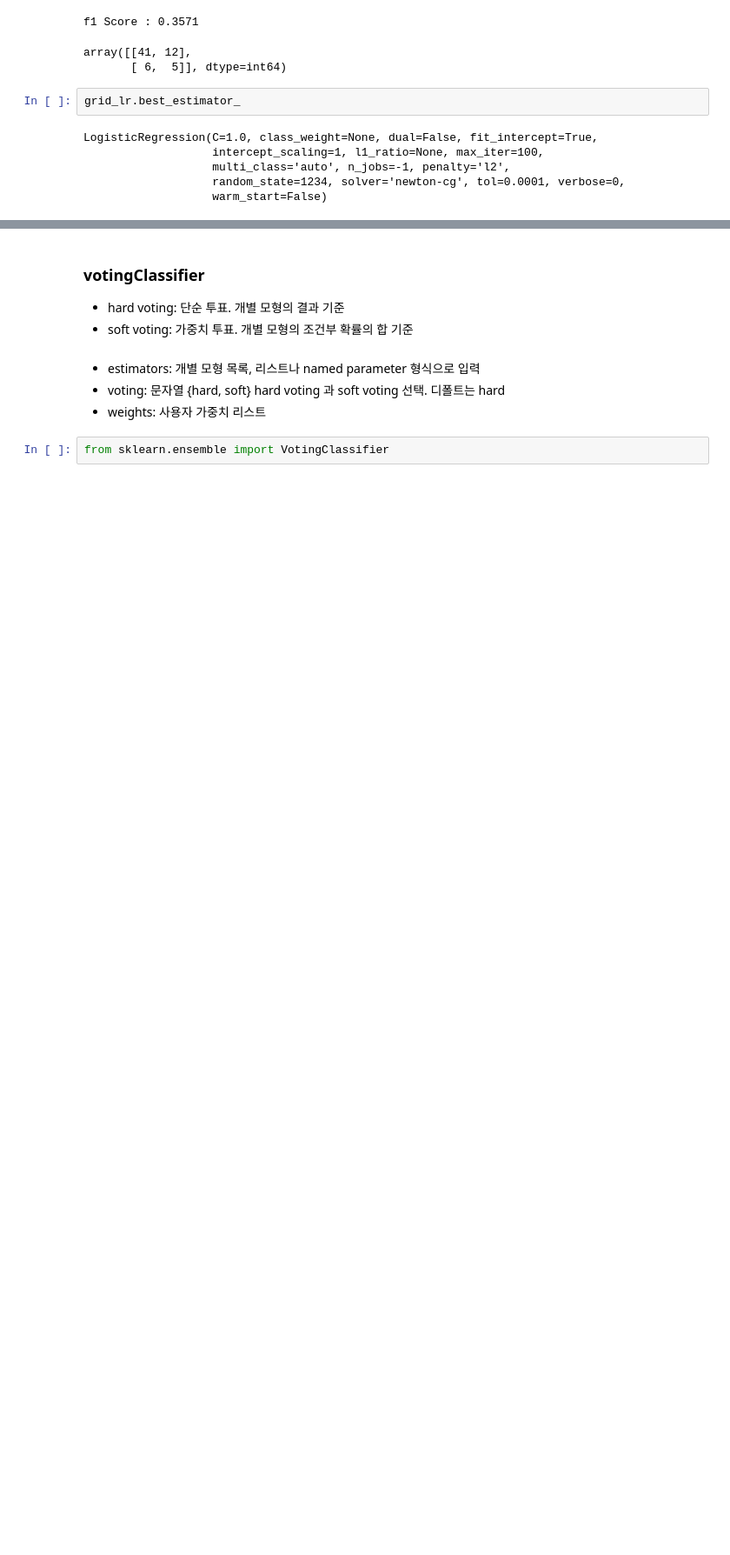
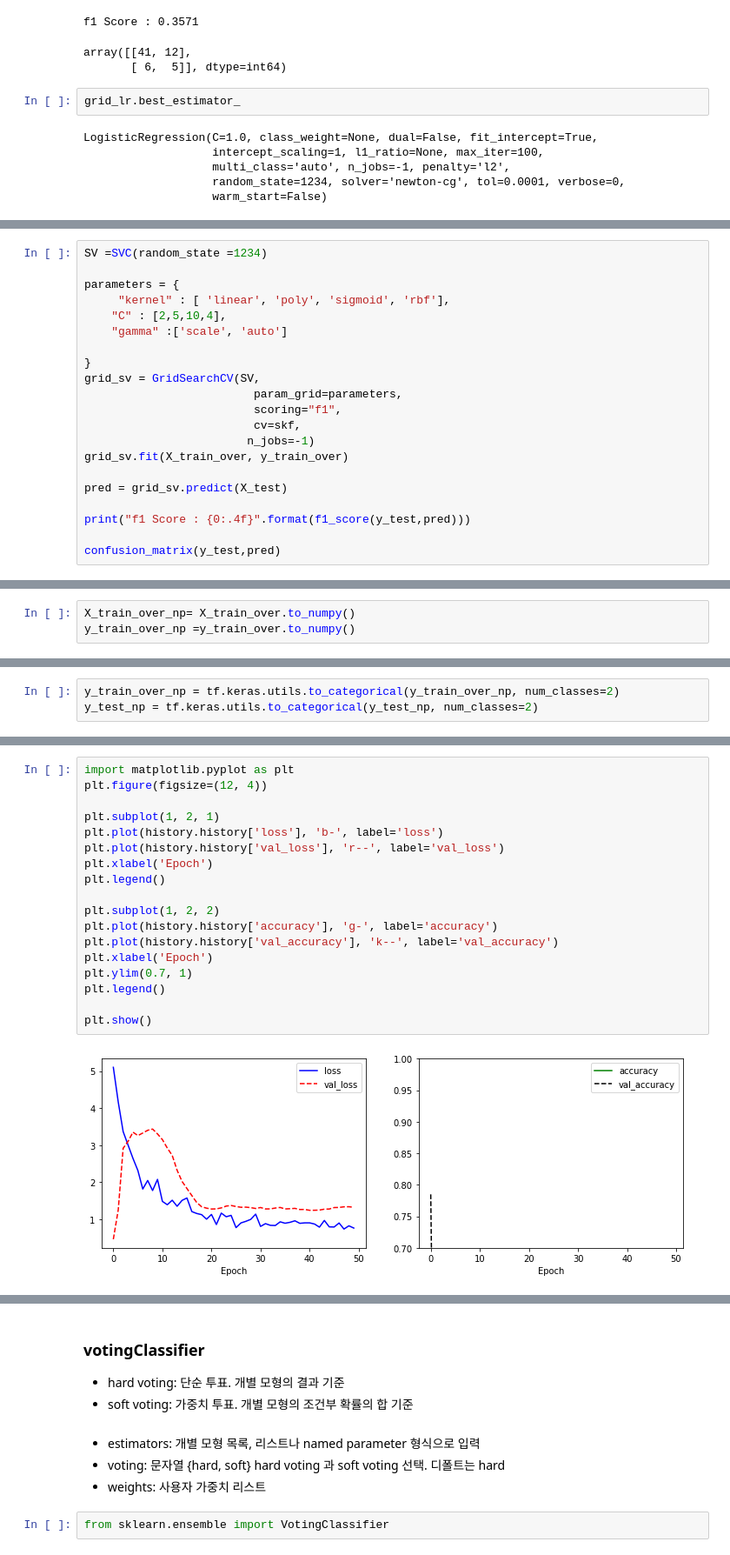
Before and after one commit to kse0202/predicting_Oscar_winner, a Jupyter notebook: oscar_model_best.ipynb, the cells around one changed output, grey strips where cells are left out. Shown at 87% size. Drawn from its saved outputs; the diff is of its cells as text; blank space fills up the shorter version.

```diff
--- a/oscar_model_best.ipynb
+++ b/oscar_model_best.ipynb
@@ -736,0 +775,21 @@ LogisticRegression(C=1.0, class_weight=None, dual=False, fit_intercept=True,
+# %%
+SV =SVC(random_state =1234)
+
+parameters = {
+     "kernel" : [ 'linear', 'poly', 'sigmoid', 'rbf'],
+    "C" : [2,5,10,4],
+    "gamma" :['scale', 'auto']
+
+}
+grid_sv = GridSearchCV(SV,
+                         param_grid=parameters,
+                         scoring="f1",
+                         cv=skf,
+                        n_jobs=-1)
+grid_sv.fit(X_train_over, y_train_over)
+
+pred = grid_sv.predict(X_test)
+
+print("f1 Score : {0:.4f}".format(f1_score(y_test,pred)))
+
+confusion_matrix(y_test,pred)
@@ -736,0 +829,3 @@ LogisticRegression(C=1.0, class_weight=None, dual=False, fit_intercept=True,
+# %%
+X_train_over_np= X_train_over.to_numpy()
+y_train_over_np =y_train_over.to_numpy()
@@ -736,0 +835,3 @@ LogisticRegression(C=1.0, class_weight=None, dual=False, fit_intercept=True,
+# %%
+y_train_over_np = tf.keras.utils.to_categorical(y_train_over_np, num_classes=2)
+y_test_np = tf.keras.utils.to_categorical(y_test_np, num_classes=2)
@@ -736,0 +936,20 @@ LogisticRegression(C=1.0, class_weight=None, dual=False, fit_intercept=True,
+# %%
+import matplotlib.pyplot as plt
+plt.figure(figsize=(12, 4))
+
+plt.subplot(1, 2, 1)
+plt.plot(history.history['loss'], 'b-', label='loss')
+plt.plot(history.history['val_loss'], 'r--', label='val_loss')
+plt.xlabel('Epoch')
+plt.legend()
+
+plt.subplot(1, 2, 2)
+plt.plot(history.history['accuracy'], 'g-', label='accuracy')
+plt.plot(history.history['val_accuracy'], 'k--', label='val_accuracy')
+plt.xlabel('Epoch')
+plt.ylim(0.7, 1)
+plt.legend()
+
+plt.show()
+# %% [output]
+[figure, added]
```
Also changed, not shown: parts of 41 cells of this notebook, 1 other file.
